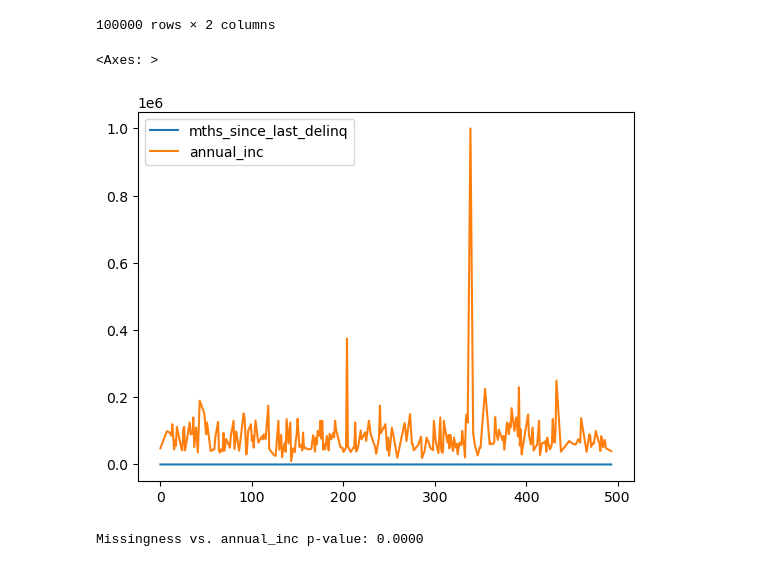
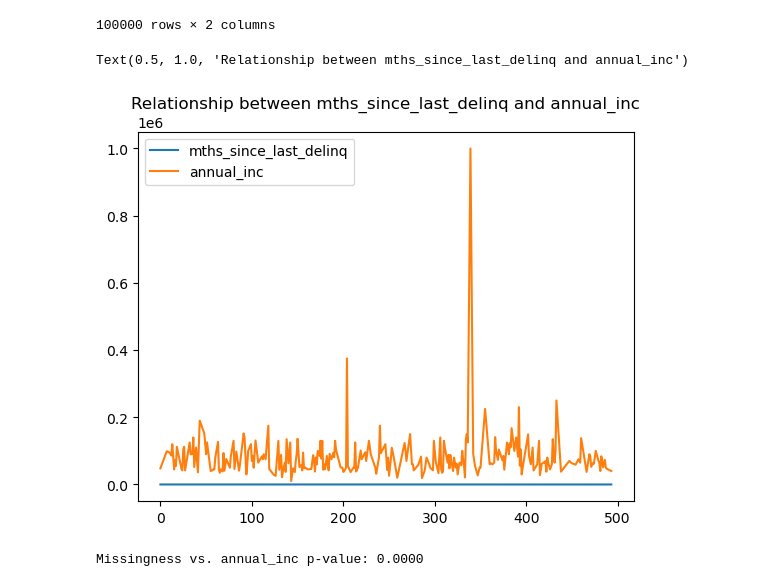
Before and after one commit to Sheronr123/ELVTR-Capstone-Project, a Jupyter notebook: Final Assignment.ipynb, the cells around one changed output. Saved outputs shown, nothing was run; the diff lists cells and outputs as text; code cells hidden in the pictures.

```diff
--- a/Final Assignment.ipynb
+++ b/Final Assignment.ipynb
@@ -290,7 +292,7 @@ df_no_outlier = df_numeric[['fico_range_low','fico_range_high','term','int_rate'
 
 # These are the columns that contain too many zeros and therefore should not be targetted with outlier imputation and we will deal with them
 # separately:
-df_zero_inflated = df_numeric[['delinq_2yrs', 'pub_rec', 'collections_12_mths_ex_med','acc_now_delinq', 'chargeoff_within_12_mths','total_rec_late_fee','tot_coll_amt','delinq_amnt','num_tl_120dpd_2m','num_tl_30dpd']]
+df_zero_inflated = df_numeric[['delinq_2yrs', 'pub_rec', 'collections_12_mths_ex_med','acc_now_delinq', 'chargeoff_within_12_mths','total_rec_late_fee','tot_coll_amt','delinq_amnt','num_tl_120dpd_2m','num_tl_30dpd','tax_liens']]
 
 # Lets combine the above two dataframe to 'df_no_outlier_processing' and this will not go through any outlier imputation:
 df_no_outlier_processing = pd.concat([df_no_outlier,df_zero_inflated], axis=1)
@@ -791,9 +787,10 @@ df[['mths_since_last_delinq','annual_inc']]
 # %%
 # As we can see from the below, the mths_since_last_delinq and annual_inc is non-linear and hence we will use RandomForestRegressor
 df[['mths_since_last_delinq','annual_inc']][0:500].dropna(inplace=False).plot()
+plt.title('Relationship between mths_since_last_delinq and annual_inc')
 # %% [output]
-<Axes: >
+Text(0.5, 1.0, 'Relationship between mths_since_last_delinq and annual_inc')
-[figure, old version]
+[figure, new version]
 # %%
 # Similarly lets do this with mths_since_last_record
 record_missing = df[df['mths_since_last_record'].isna()]['annual_inc']
```
Also changed, not shown: parts of 78 cells of this notebook, 2 other files.
